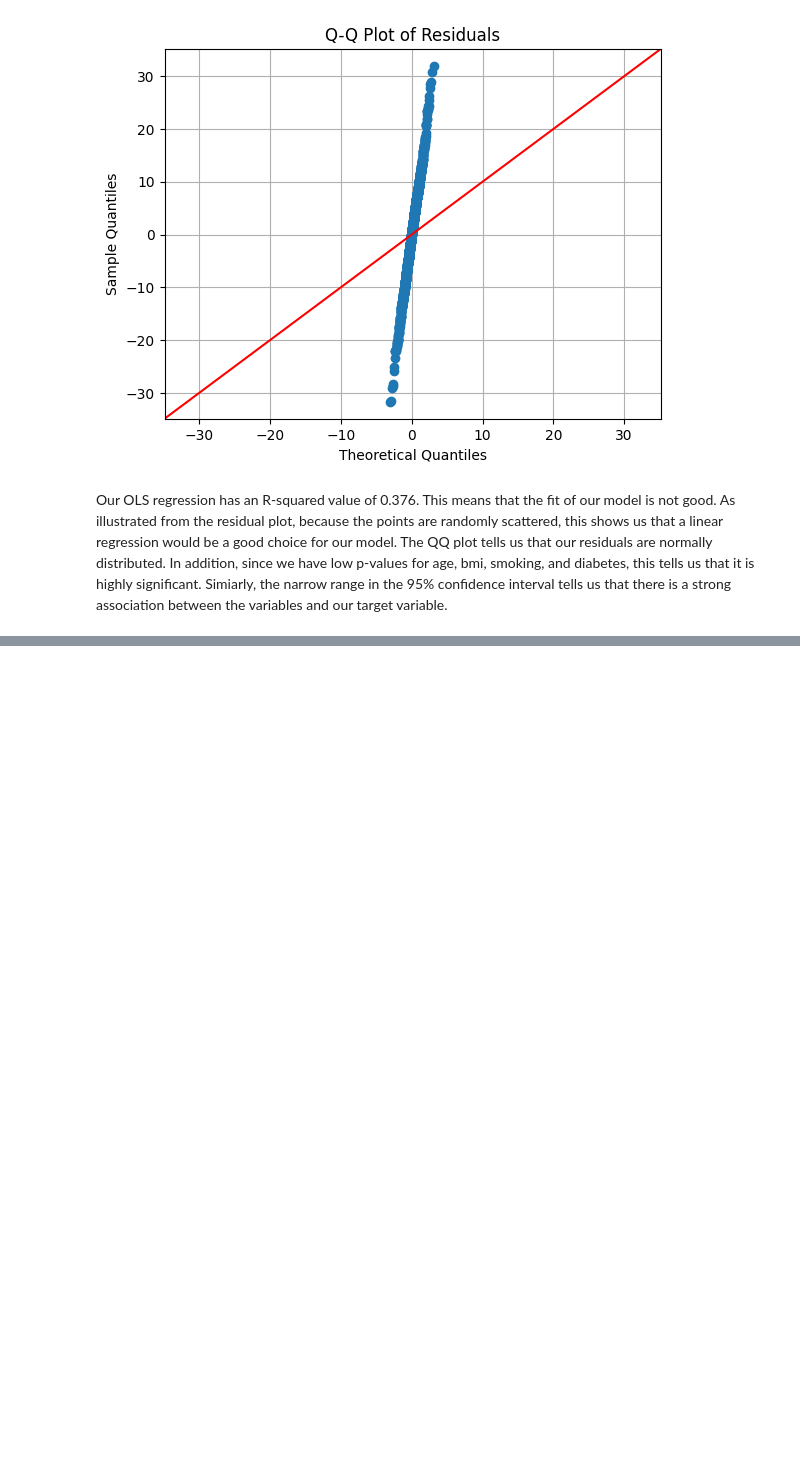
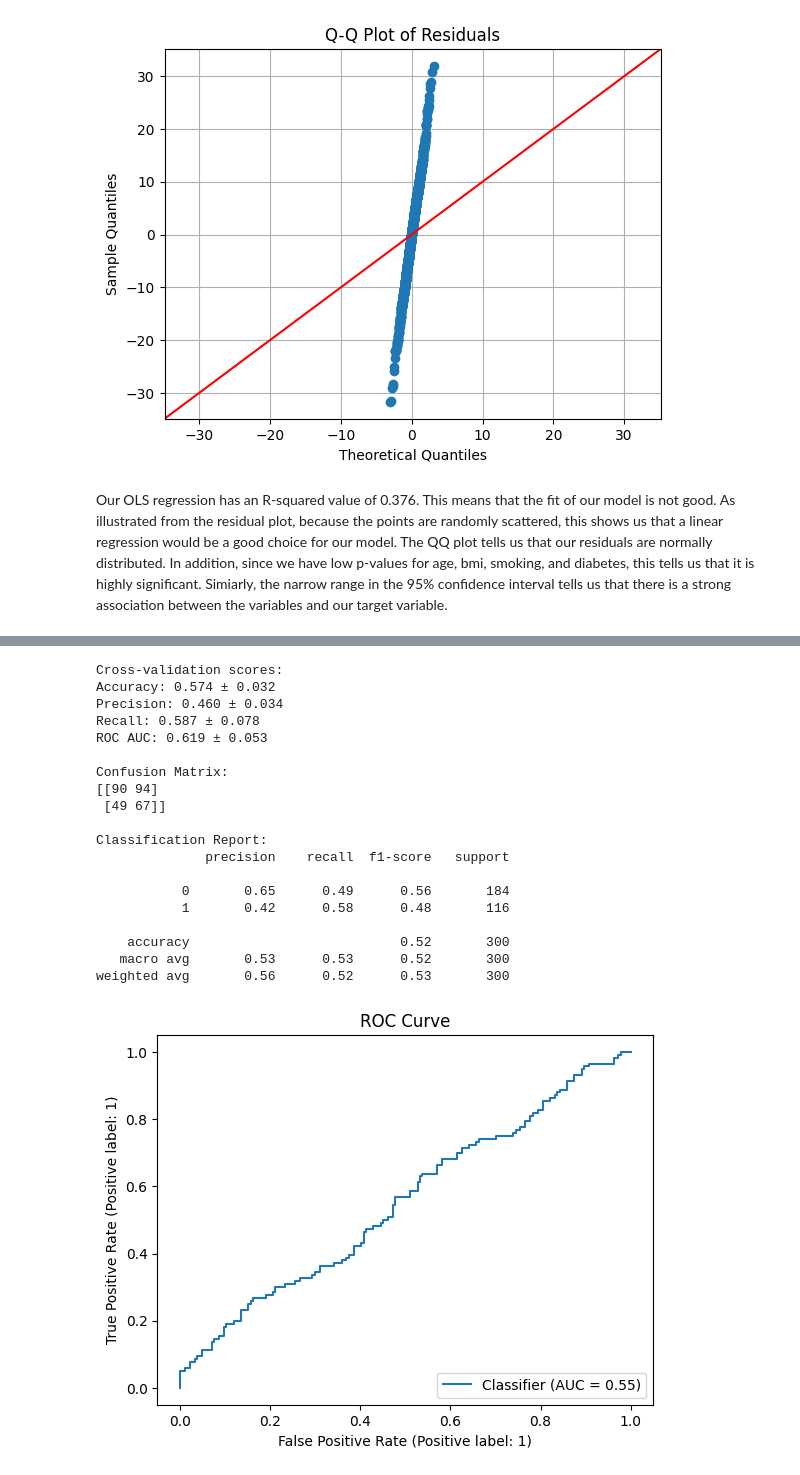
Before and after one commit to UCSF-DataSci/08-time-stats-and-ml-samkchan815, a Jupyter notebook: modeling.ipynb, the cells around one changed output, grey strips where cells are left out. Saved outputs shown, nothing was run; the diff lists cells and outputs as text; code cells hidden in the pictures; blank space fills up the shorter version.

```diff
--- a/modeling.ipynb
+++ b/modeling.ipynb
@@ -121,0 +253,78 @@ Our OLS regression has an R-squared value of 0.376. This means that the fit of o
+# %%
+from sklearn.model_selection import (
+    train_test_split,
+    StratifiedKFold,
+    cross_validate
+)
+from sklearn.metrics import (
+    classification_report,
+    RocCurveDisplay,
+    confusion_matrix
+)
+
+# Stratified split for imbalanced data
+X_train, X_test, y_train, y_test = train_test_split(
+    X, y,
+    test_size=0.3,
+    stratify=y,
+    random_state=42
+)
+
+# Cross-validation with multiple metrics
+cv = StratifiedKFold(n_splits=5, shuffle=True, random_state=42)
+scores = cross_validate(
+    pipeline,
+    X_train, y_train,
+    cv=cv,
+    scoring=['accuracy', 'precision', 'recall', 'roc_auc']
+)
+
+
+# Report cross-validation results
+print("Cross-validation scores:")
+print(f"Accuracy: {np.mean(scores['test_accuracy']):.3f} ± {np.std(scores['test_accuracy']):.3f}")
+print(f"Precision: {np.mean(scores['test_precision']):.3f} ± {np.std(scores['test_precision']):.3f}")
+print(f"Recall: {np.mean(scores['test_recall']):.3f} ± {np.std(scores['test_recall']):.3f}")
+print(f"ROC AUC: {np.mean(scores['test_roc_auc']):.3f} ± {np.std(scores['test_roc_auc']):.3f}")
+
+# Fit the model on the entire training set for final evaluation
+pipeline.fit(X_train, y_train)
+
+# Predictions on the test set
+y_pred = pipeline.predict(X_test)
+y_pred_proba = pipeline.predict_proba(X_test)[:, 1]  # Get probabilities for the positive class
+
+# Confusion matrix
+conf_matrix = confusion_matrix(y_test, y_pred)
+print("\nConfusion Matrix:")
+print(conf_matrix)
+
+# Print classification report
+print("\nClassification Report:")
+print(classification_report(y_test, y_pred))
+
+# ROC Curve
+RocCurveDisplay.from_predictions(y_test, y_pred_proba)
+plt.title(f'ROC Curve')
+plt.show()
+# %% [output]
+Cross-validation scores:
+Accuracy: 0.574 ± 0.032
+Precision: 0.460 ± 0.034
+Recall: 0.587 ± 0.078
+ROC AUC: 0.619 ± 0.053
+
+Confusion Matrix:
+[[90 94]
+ [49 67]]
+
+Classification Report:
+              precision    recall  f1-score   support
+
+           0       0.65      0.49      0.56       184
+           1       0.42      0.58      0.48       116
+
+    accuracy                           0.52       300
+   macro avg       0.53      0.53      0.52       300
+weighted avg       0.56      0.52      0.53       300
+[figure, added]
```
Also changed, not shown: parts of 4 cells of this notebook.
